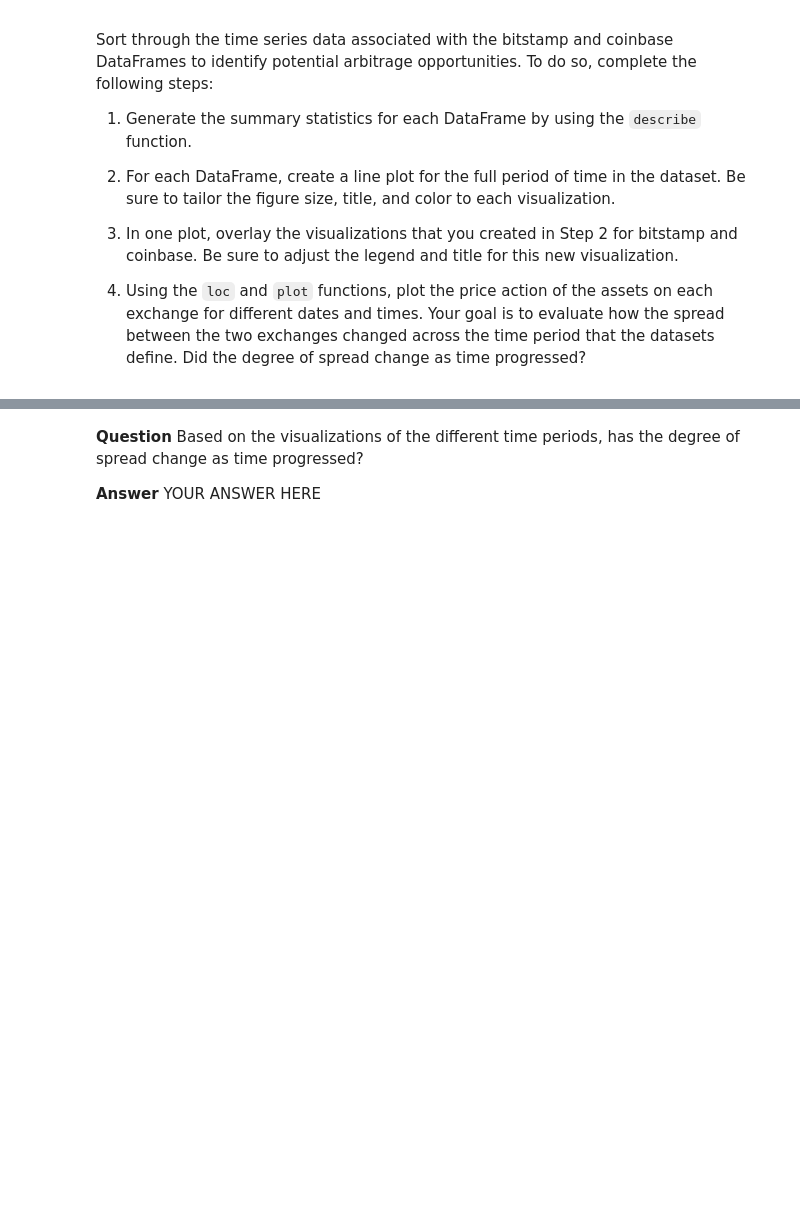
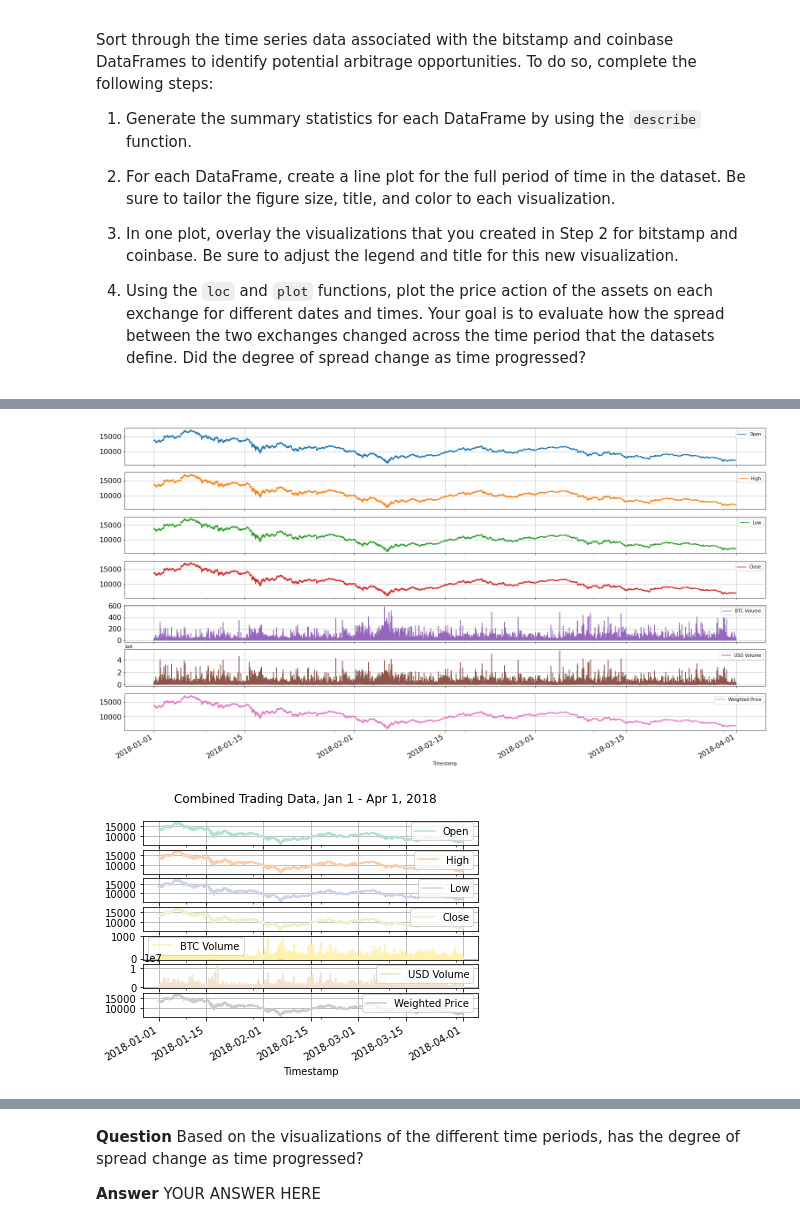
Before and after one commit to lkhodel/bftbc-c3, a Jupyter notebook: crypto_arbitrage.ipynb, the cells around one changed output, grey strips where cells are left out. Cells and saved outputs as stored; diff of their text form; code cells hidden in the pictures; blank space fills up the shorter version.

```diff
--- a/crypto_arbitrage.ipynb
+++ b/crypto_arbitrage.ipynb
@@ -192,7 +247,11 @@ Sort through the time series data associated with the bitstamp and coinbase Data
 # %%
 # Overlay the visualizations for the bitstamp and coinbase DataFrames in one plot
 # The plot should visualize the prices over the full lenth of the dataset
 # Be sure to include the parameters: legend, figure size, title, and color and label
-# YOUR CODE HERE
+ax_b = bitstamp.plot(subplots=True, figsize=(26, 14), grid=True, legend=True, fontsize=16)
+ax_c = coinbase.plot(ax=ax_b, subplots=True, colormap='Pastel2', grid=True, legend=True, title="Combined Trading Data, Jan 1 - Apr 1, 2018")
+# %% [output]
+[figure, added]
+[figure, added]
 # %%
 # Using the loc and plot functions, create an overlay plot that visualizes
```
Also changed, not shown: parts of 10 cells of this notebook.
